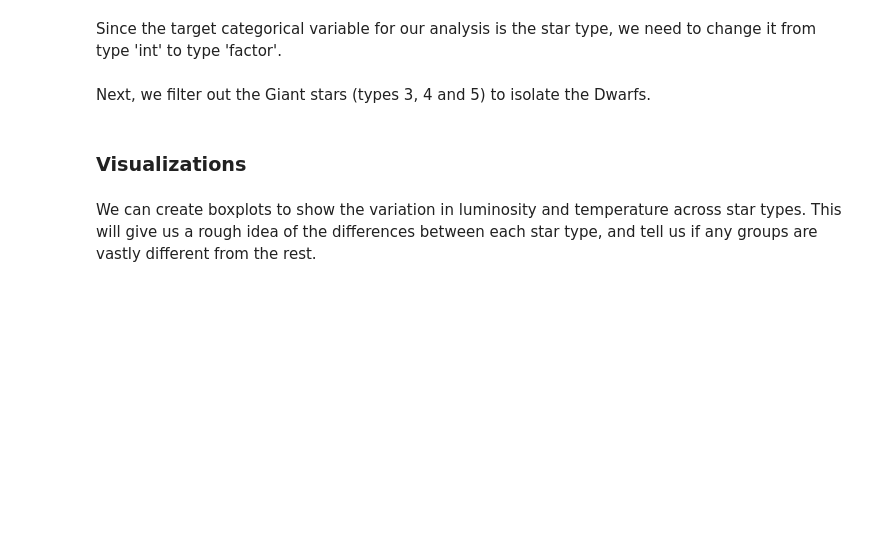
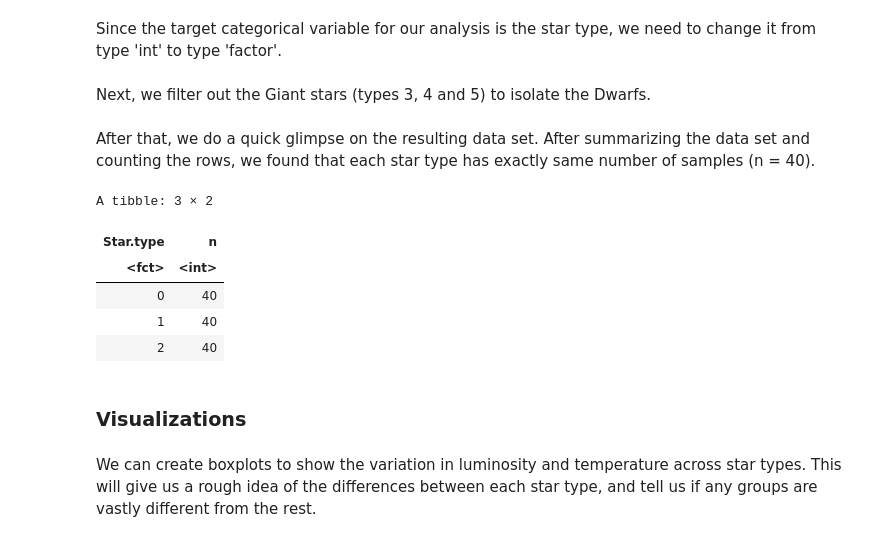
Before and after one commit to dliviya/STAT201-Dwarf_Star_Classification, a Jupyter notebook: analysisNew.ipynb, the cells around one changed output. Cells and saved outputs as stored; diff of their text form; code cells hidden in the pictures; blank space fills up the shorter version.

Commit message:
added dwarf count

```diff
--- a/analysisNew.ipynb
+++ b/analysisNew.ipynb
@@ -64,6 +82,21 @@ dwarfs <- stars %>%
 filter(Star.type != 5) %>%
 filter(Star.type != 4) %>%
 filter(Star.type != 3)
+# %% [markdown]
+After that, we do a quick glimpse on the resulting data set. After summarizing the data set and counting the rows, we found that each star type has exactly same number of samples (n = 40).
+# %%
+dwarf_count <- dwarfs %>%
+               group_by(Star.type)%>%
+               summarise(n = n())
+
+dwarf_count
+# %% [output]
+A tibble: 3 × 2
+| Star.type | n |
+| <fct> | <int> |
+| 0 | 40 |
+| 1 | 40 |
+| 2 | 40 |
 # %% [markdown]
 ### Visualizations
 # %% [markdown]
```
Also changed, not shown: parts of 15 cells of this notebook.
